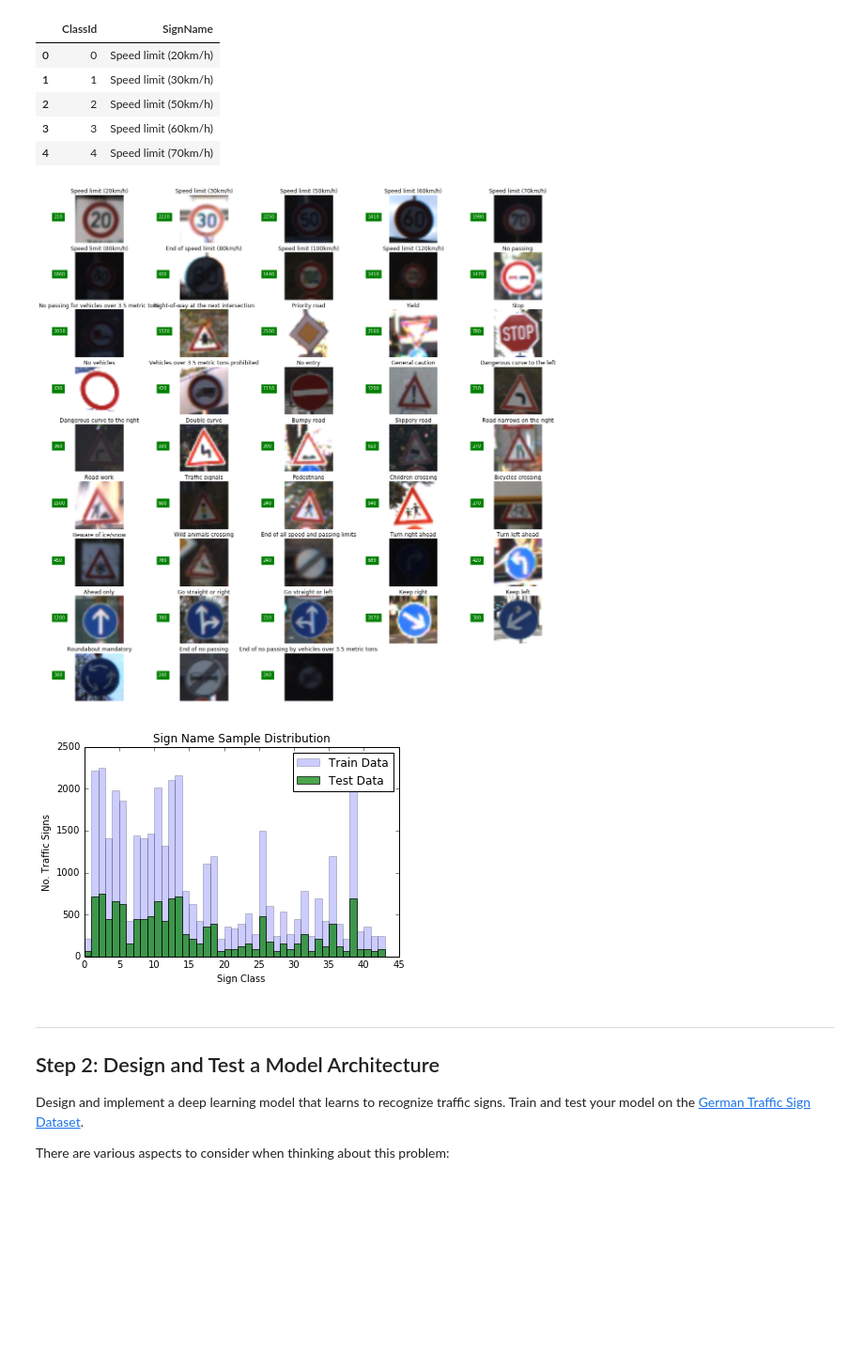
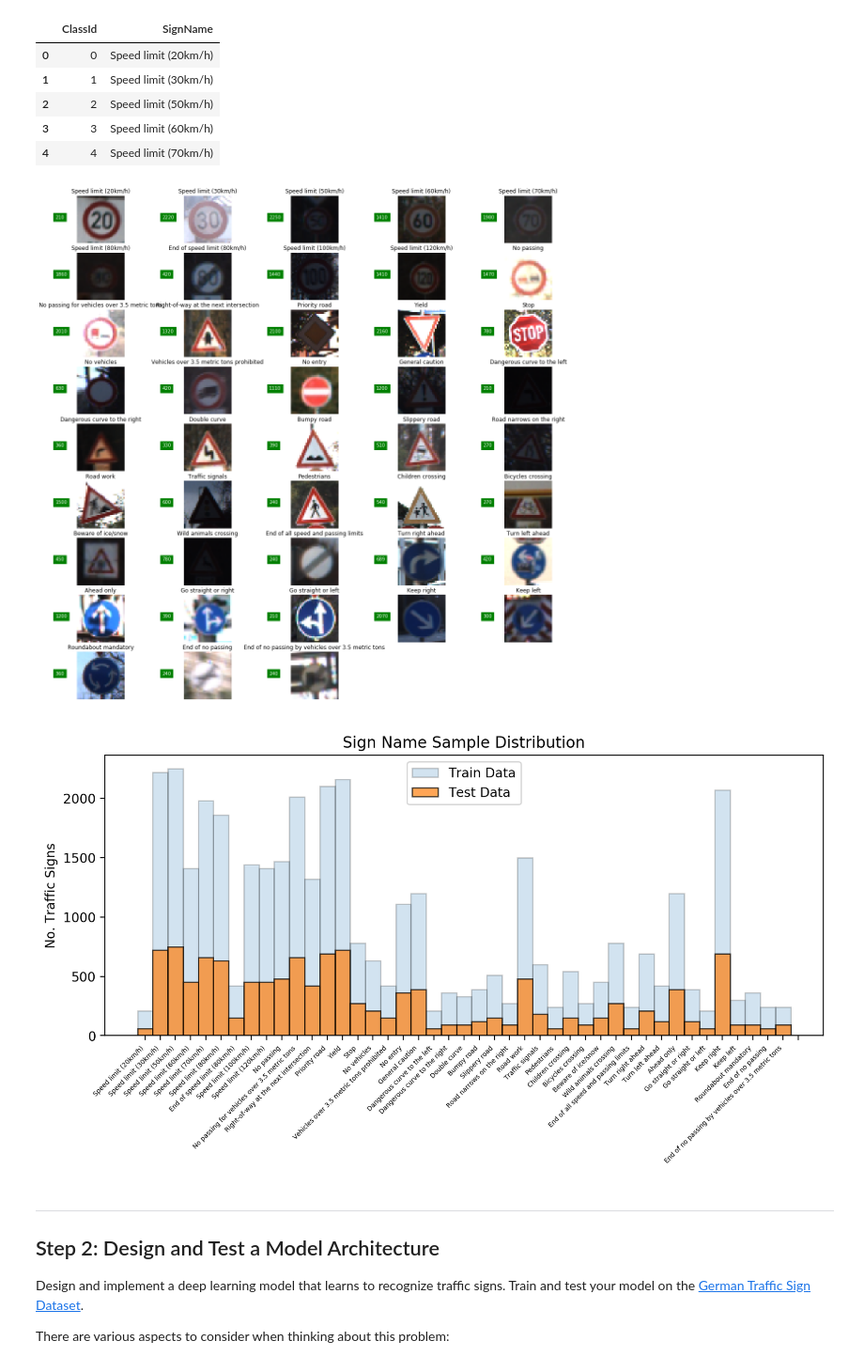
Before and after one commit to emoffee/UdacitySignClassifier, a Jupyter notebook: Traffic_Sign_Classifier.ipynb, the cells around one changed output. Shown at 94% size. Drawn from its saved outputs; the diff is of its cells as text; code cells hidden in the pictures; blank space fills up the shorter version.

```diff
--- a/Traffic_Sign_Classifier.ipynb
+++ b/Traffic_Sign_Classifier.ipynb
@@ -104,7 +113,7 @@ sign_names=sign_table['SignName'].tolist()
 for idex, name in enumerate(sign_names):
     group=np.where(y_train == idex)[0]
     gnum=len(group)
-    ind=random.randint(0, gnum)
+    ind=random.randint(0, gnum-1)
     img = X_train[group[ind]]
     plt.subplot(9, 5, idex + 1)
     plt.imshow(img)
@@ -116,19 +125,22 @@ fig = plt.gcf()
 fig.set_size_inches(20, 20)
 plt.show()
 # %% [output]
-[figure, old version]
+[figure, new version]
 # %%
 #Investigate the class distribution of sign names
-bins = np.linspace(0, 43, 44)
-plt.xlabel('Sign Class')
+bins = np.linspace(0,43,44)-0.5
+sign_names=sign_table['SignName'].values
+fig = plt.figure(figsize=(10,4), dpi=200)
 plt.ylabel('No. Traffic Signs')
 plt.title("Sign Name Sample Distribution")
-plt.hist(y_train,bins,alpha=0.2,label=['Train Data'])
-plt.hist(y_test,bins,alpha=0.7,label=['Test Data'])
+plt.hist(y_train,bins,alpha=0.2,label=['Train Data'],edgecolor = "black")
+plt.hist(y_test,bins,alpha=0.7,label=['Test Data'],edgecolor = "black")
+plt.xticks(bins+0.5,sign_names,rotation=45,fontsize=5,ha='right')
+
 plt.legend()
 plt.show()
 # %% [output]
-[figure, old version]
+[figure, new version]
 # %% [markdown]
 ----
 
```
Also changed, not shown: parts of 22 cells of this notebook, 25 other files.
